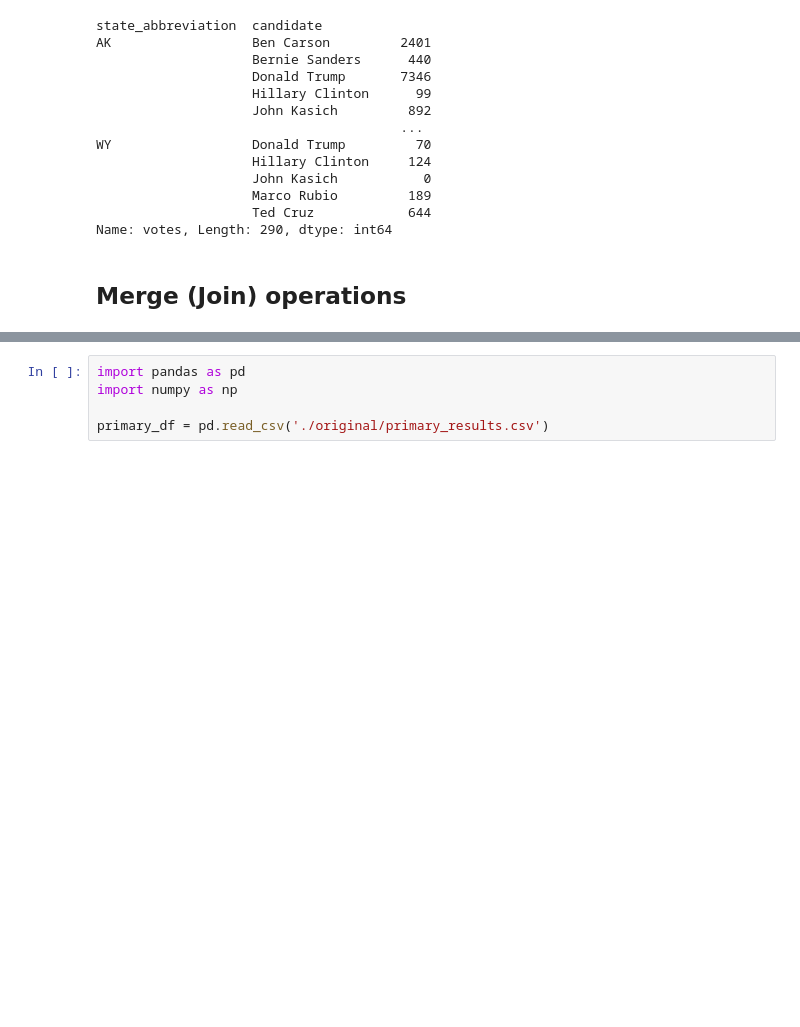
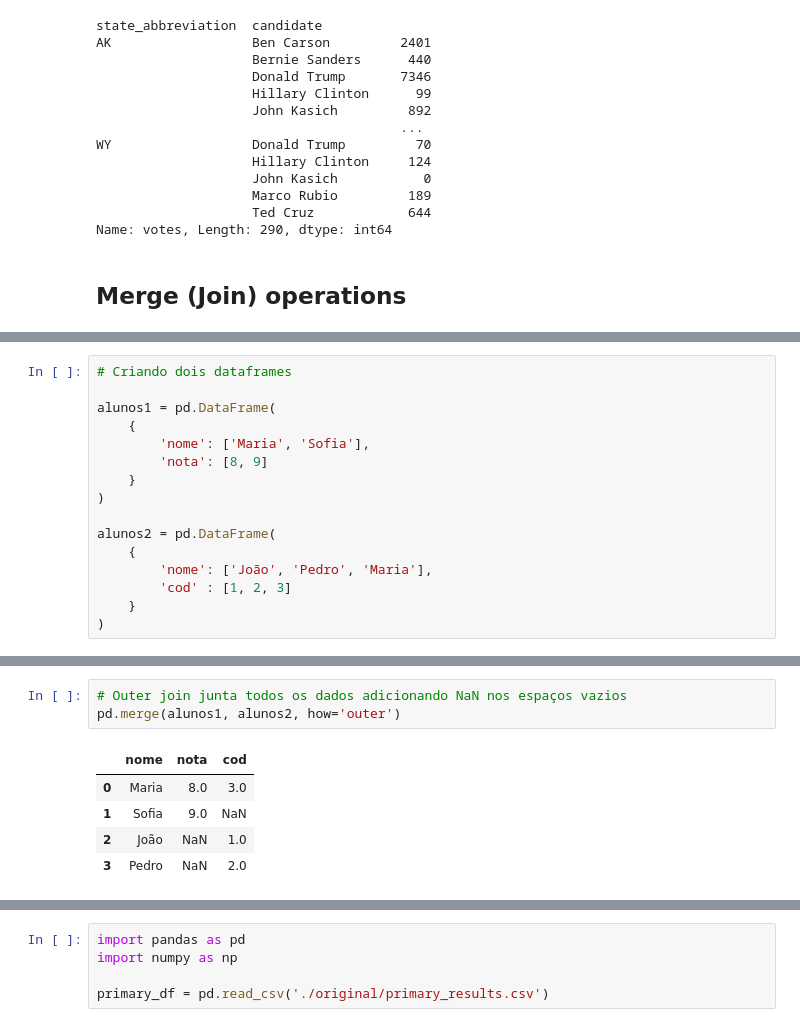
Before and after one commit to mrafaelbatista/study_udemy_machine_learning_and_data_science_with_python, a Jupyter notebook: Subject 02 - Pandas part 2.ipynb, the cells around one changed output, grey strips where cells are left out. Cells and saved outputs as stored; diff of their text form; blank space fills up the shorter version.

```diff
--- a/Subject 02 - Pandas 02.ipynb
+++ b/Subject 02 - Pandas part 2.ipynb
@@ -136,0 +259,16 @@ Name: votes, Length: 290, dtype: int64
+# %%
+# Criando dois dataframes
+
+alunos1 = pd.DataFrame(
+    {
+        'nome': ['Maria', 'Sofia'],
+        'nota': [8, 9]
+    }
+)
+
+alunos2 = pd.DataFrame(
+    {
+        'nome': ['João', 'Pedro', 'Maria'],
+        'cod' : [1, 2, 3]
+    }
+)
@@ -136,0 +285,9 @@ Name: votes, Length: 290, dtype: int64
+# %%
+# Outer join junta todos os dados adicionando NaN nos espaços vazios
+pd.merge(alunos1, alunos2, how='outer')
+# %% [output]
+|  | nome | nota | cod |
+| 0 | Maria | 8.0 | 3.0 |
+| 1 | Sofia | 9.0 | NaN |
+| 2 | João | NaN | 1.0 |
+| 3 | Pedro | NaN | 2.0 |
```
Also changed, not shown: parts of 52 cells of this notebook, 18 other files.
